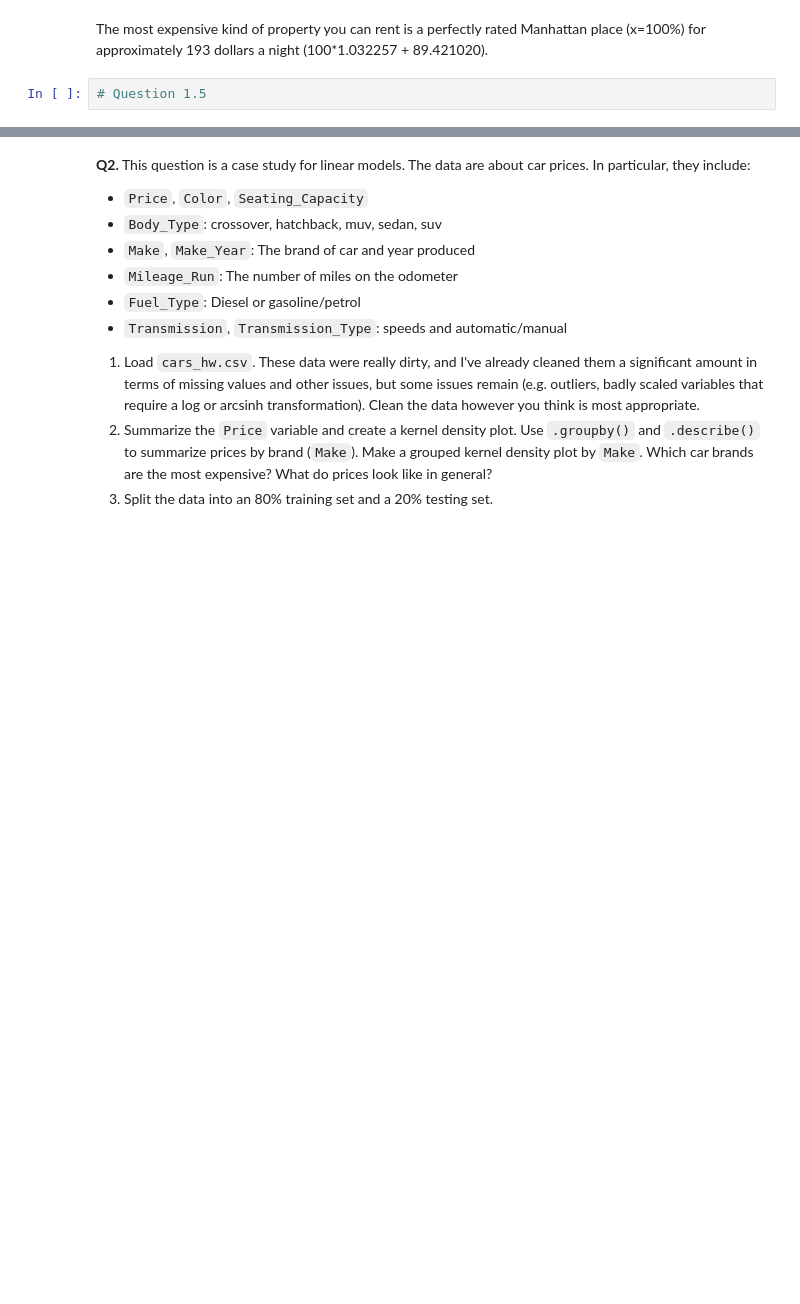
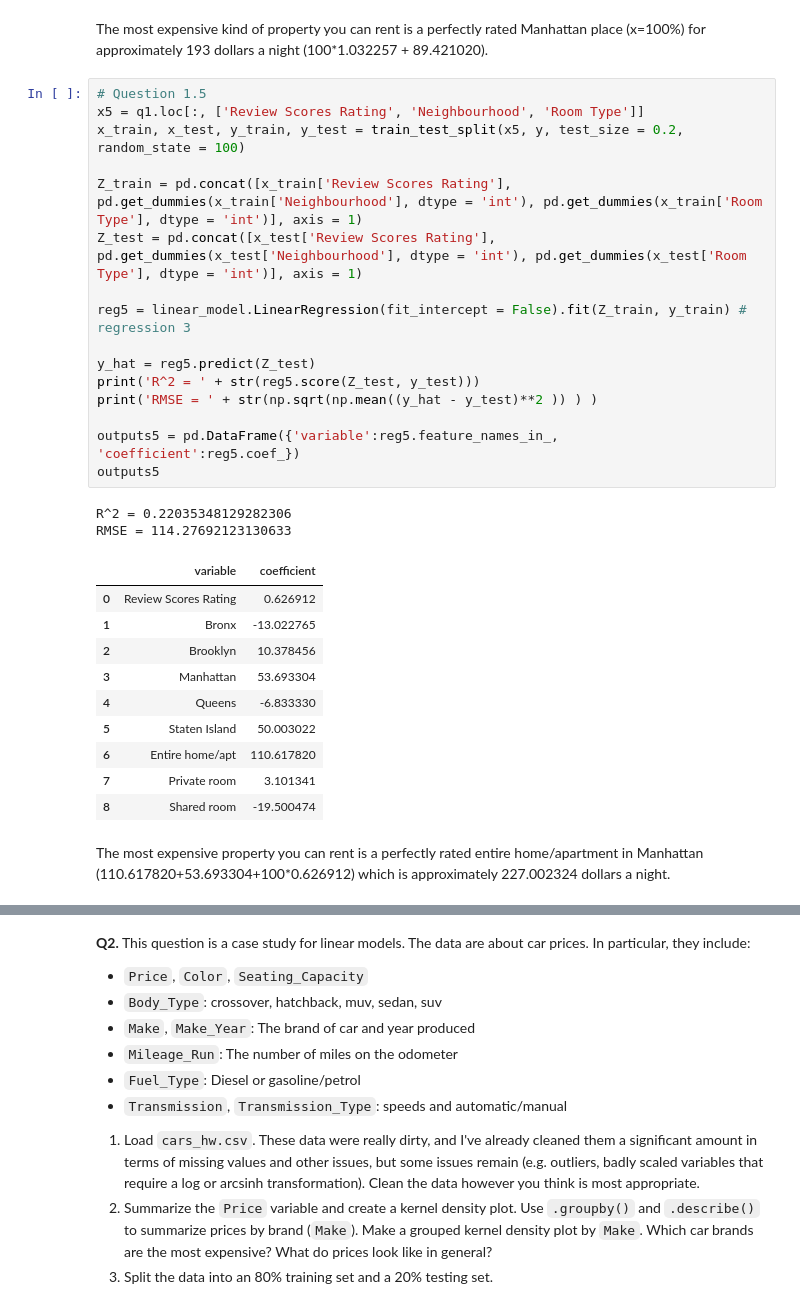
Before and after one commit to vrhughes/linearRegression, a Jupyter notebook: assignment.ipynb, the cells around one changed output, grey strips where cells are left out. Cells and saved outputs as stored; diff of their text form; blank space fills up the shorter version.

```diff
--- a/assignment.ipynb
+++ b/assignment.ipynb
@@ -165,3 +169,32 @@ RMSE = 125.01092061382933
 The most expensive kind of property you can rent is a perfectly rated Manhattan place (x=100%) for approximately 193 dollars a night (100*1.032257 + 89.421020).
 # %%
 # Question 1.5
+x5 = q1.loc[:, ['Review Scores Rating', 'Neighbourhood', 'Room Type']]
+x_train, x_test, y_train, y_test = train_test_split(x5, y, test_size = 0.2, random_state = 100)
+
+Z_train = pd.concat([x_train['Review Scores Rating'], pd.get_dummies(x_train['Neighbourhood'], dtype = 'int'), pd.get_dummies(x_train['Room Type'], dtype = 'int')], axis = 1)
+Z_test = pd.concat([x_test['Review Scores Rating'], pd.get_dummies(x_test['Neighbourhood'], dtype = 'int'), pd.get_dummies(x_test['Room Type'], dtype = 'int')], axis = 1)
+
+reg5 = linear_model.LinearRegression(fit_intercept = False).fit(Z_train, y_train) # regression 3
+
+y_hat = reg5.predict(Z_test)
+print('R^2 = ' + str(reg5.score(Z_test, y_test)))
+print('RMSE = ' + str(np.sqrt(np.mean((y_hat - y_test)**2 )) ) )
+
+outputs5 = pd.DataFrame({'variable':reg5.feature_names_in_, 'coefficient':reg5.coef_})
+outputs5
+# %% [output]
+R^2 = 0.22035348129282306
+RMSE = 114.27692123130633
+|  | variable | coefficient |
+| 0 | Review Scores Rating | 0.626912 |
+| 1 | Bronx | -13.022765 |
+| 2 | Brooklyn | 10.378456 |
+| 3 | Manhattan | 53.693304 |
+| 4 | Queens | -6.833330 |
+| 5 | Staten Island | 50.003022 |
+| 6 | Entire home/apt | 110.617820 |
+| 7 | Private room | 3.101341 |
+| 8 | Shared room | -19.500474 |
+# %% [markdown]
+The most expensive property you can rent is a perfectly rated entire home/apartment in Manhattan (110.617820+53.693304+100*0.626912) which is approximately 227.002324 dollars a night.
```
Also changed, not shown: parts of 2 cells of this notebook.
